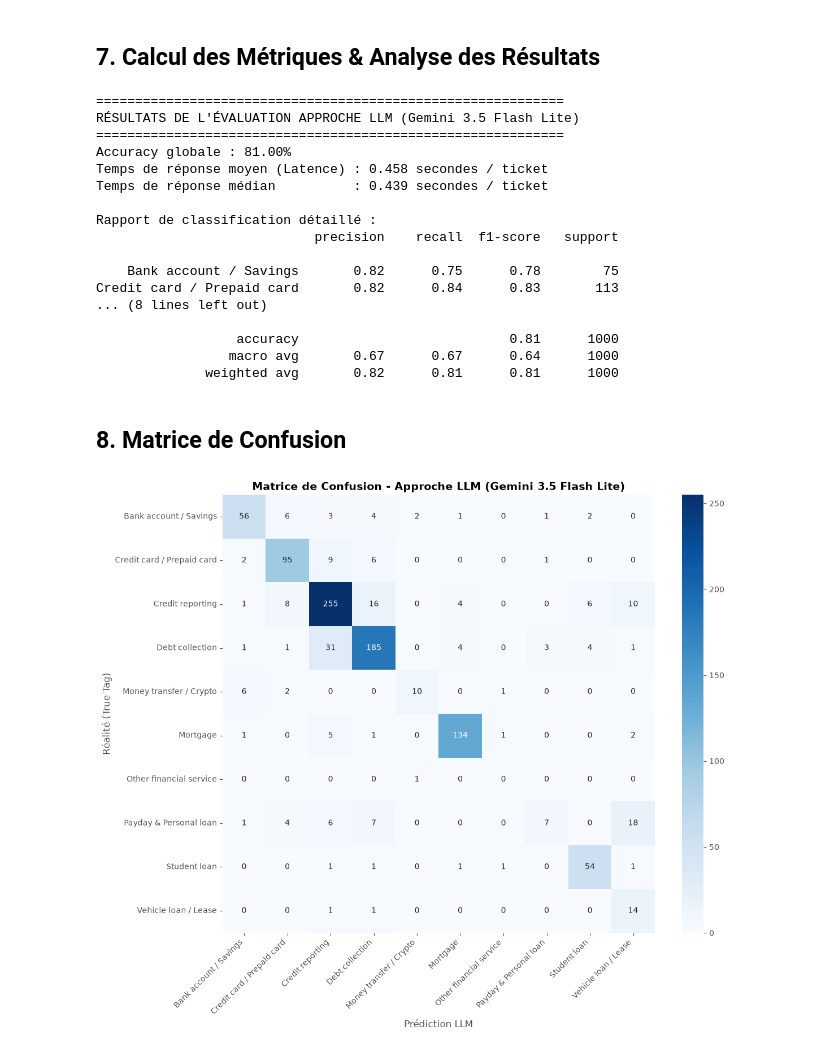
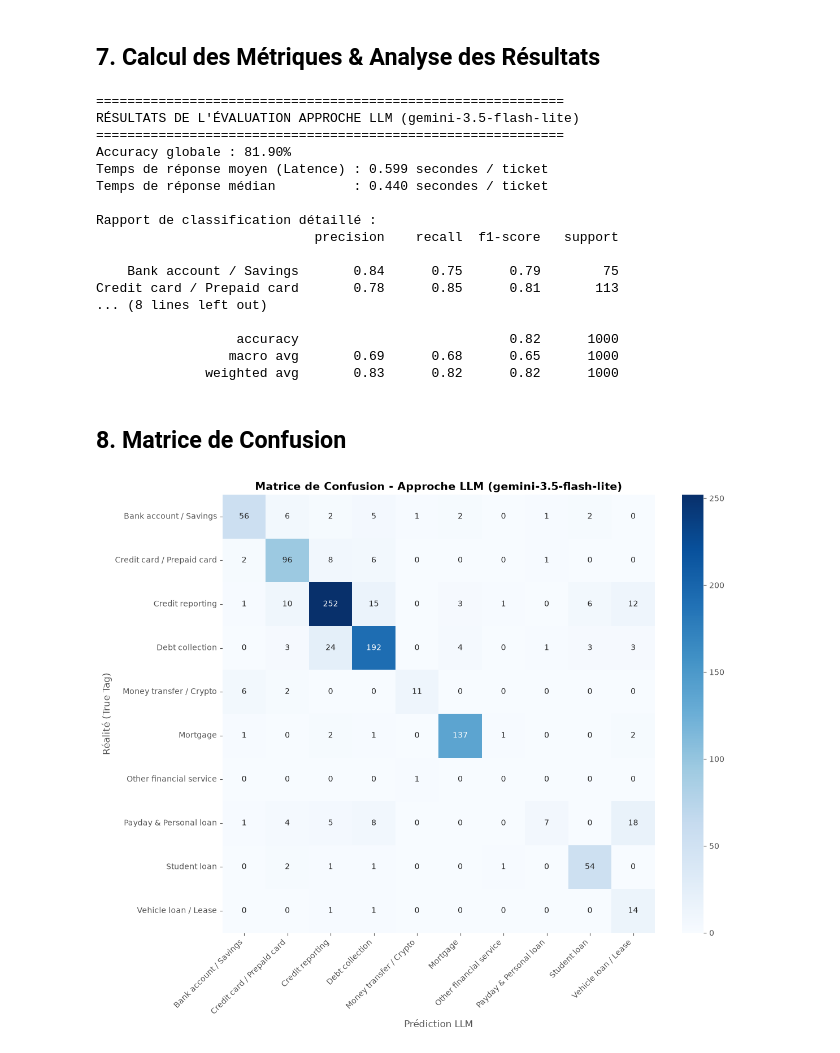
Before and after one commit to bartheolivier/Projet12_ZenAssist, a Jupyter notebook: 02_approche_llm.ipynb, the cells around one changed output. Drawn from its saved outputs; the diff is of its cells as text; code cells hidden in the pictures.

```diff
--- a/02_approche_llm.ipynb
+++ b/02_approche_llm.ipynb
@@ -144,9 +160,17 @@ for idx, row in subset_20.iterrows():
     preds_20.append(pred)
     times_20.append(t)
     print(f"[Ticket {idx+1:02d}] Réel: {row['Tag_Clean']:<25} | Prédit: {pred:<25} ({t:.2f}s)")
-    time.sleep(0.2)
+    time.sleep(0.1)
 
-acc_20 = accuracy_score(subset_20['Tag_Clean'], preds_20)
+def clean_sub(val):
+    val_str = str(val).strip()
+    for cat in CATEGORIES:
+        if cat.lower() in val_str.lower():
+            return cat
+    return 'Autre / Inconnu'
+
+preds_20_clean = [clean_sub(p) for p in preds_20]
+acc_20 = accuracy_score(subset_20['Tag_Clean'], preds_20_clean)
 print(f"\nAccuracy initiale (20 exemples) : {acc_20*100:.1f}%")
 print(f"Temps moyen par requête : {np.mean(times_20):.2f} secondes")
 # %% [output]
@@ -176,17 +200,16 @@ predictions = []
 latencies = []
 start_total = time.time()
 
-BATCH_SIZE = 50
 for i, (idx, row) in enumerate(df_sample.iterrows()):
     pred, lat = classify_claim_llm(row['Consumer Claim'])
     predictions.append(pred)
     latencies.append(lat)
 
-    if (i + 1) % BATCH_SIZE == 0 or (i + 1) == len(df_sample):
-        print(f'Progrès : {i+1}/{len(df_sample)} traités ({(i+1)/len(df_sample)*100:.1f}%) | Temps moyen: {np.mean(latencies[-BATCH_SIZE:]):.2f}s/req')
-        time.sleep(0.3)
+    if (i + 1) % 25 == 0 or (i + 1) == len(df_sample):
+        print(f'Progrès : {i+1}/{len(df_sample)} traités ({(i+1)/len(df_sample)*100:5.1f}%) | Latence moy: {np.mean(latencies[-25:]):.2f}s/req')
+    time.sleep(0.05)
 
-df_sample['LLM_Prediction'] = predictions
+df_sample['LLM_Prediction_Raw'] = predictions
 df_sample['LLM_Latency_sec'] = latencies
 
 total_time = time.time() - start_total
@@ -219,7 +242,7 @@ def normalize_prediction(pred):
             return cat
     return 'Autre / Inconnu'
 
-df_sample['LLM_Prediction_Clean'] = df_sample['LLM_Prediction'].apply(normalize_prediction)
+df_sample['LLM_Prediction'] = df_sample['LLM_Prediction_Raw'].apply(normalize_prediction)
 
 output_file = 'dataset/llm_predictions.csv'
 df_sample.to_csv(output_file, index=False)
@@ -230,10 +253,10 @@ Prédictions sauvegardées dans dataset/llm_predictions.csv
 ## 7. Calcul des Métriques & Analyse des Résultats
 # %%
 y_true = df_sample['Tag_Clean']
-y_pred = df_sample['LLM_Prediction_Clean']
+y_pred = df_sample['LLM_Prediction']
 
 print('=' * 60)
-print('RÉSULTATS DE L\'ÉVALUATION APPROCHE LLM (Gemini 3.5 Flash Lite)')
+print(f'RÉSULTATS DE L\'ÉVALUATION APPROCHE LLM ({MODEL_NAME})')
 print('=' * 60)
 print(f"Accuracy globale : {accuracy_score(y_true, y_pred)*100:.2f}%")
 print(f"Temps de réponse moyen (Latence) : {np.mean(df_sample['LLM_Latency_sec']):.3f} secondes / ticket")
@@ -242,36 +265,36 @@ print('\nRapport de classification détaillé :')
 print(classification_report(y_true, y_pred, zero_division=0))
 # %% [output]
 ============================================================
-RÉSULTATS DE L'ÉVALUATION APPROCHE LLM (Gemini 3.5 Flash Lite)
+RÉSULTATS DE L'ÉVALUATION APPROCHE LLM (gemini-3.5-flash-lite)
 ============================================================
-Accuracy globale : 81.00%
-Temps de réponse moyen (Latence) : 0.458 secondes / ticket
-Temps de réponse médian          : 0.439 secondes / ticket
+Accuracy globale : 81.90%
+Temps de réponse moyen (Latence) : 0.599 secondes / ticket
+Temps de réponse médian          : 0.440 secondes / ticket
 
 Rapport de classification détaillé :
                             precision    recall  f1-score   support
 
-    Bank account / Savings       0.82      0.75      0.78        75
-Credit card / Prepaid card       0.82      0.84      0.83       113
+    Bank account / Savings       0.84      0.75      0.79        75
+Credit card / Prepaid card       0.78      0.85      0.81       113
 ... (8 lines left out)
 
-                  accuracy                           0.81      1000
-                 macro avg       0.67      0.67      0.64      1000
-              weighted avg       0.82      0.81      0.81      1000
+                  accuracy                           0.82      1000
+                 macro avg       0.69      0.68      0.65      1000
+              weighted avg       0.83      0.82      0.82      1000
 # %% [markdown]
 ## 8. Matrice de Confusion
 # %%
 labels = sorted(list(set(y_true) | set(y_pred)))
 cm = confusion_matrix(y_true, y_pred, labels=labels)
 
 plt.figure(figsize=(12, 10))
 sns.heatmap(cm, annot=True, fmt='d', cmap='Blues', xticklabels=labels, yticklabels=labels)
-plt.title('Matrice de Confusion - Approche LLM (Gemini 3.5 Flash Lite)', fontsize=14, fontweight='bold')
+plt.title(f'Matrice de Confusion - Approche LLM ({MODEL_NAME})', fontsize=14, fontweight='bold')
 plt.xlabel('Prédiction LLM')
 plt.ylabel('Réalité (True Tag)')
 plt.xticks(rotation=45, ha='right')
 plt.tight_layout()
 plt.savefig('dataset/llm_confusion_matrix.png', dpi=300)
 plt.show()
 # %% [output]
-[figure, old version]
+[figure, new version]
```
Also changed, not shown: parts of 8 cells of this notebook, 11 other files.
